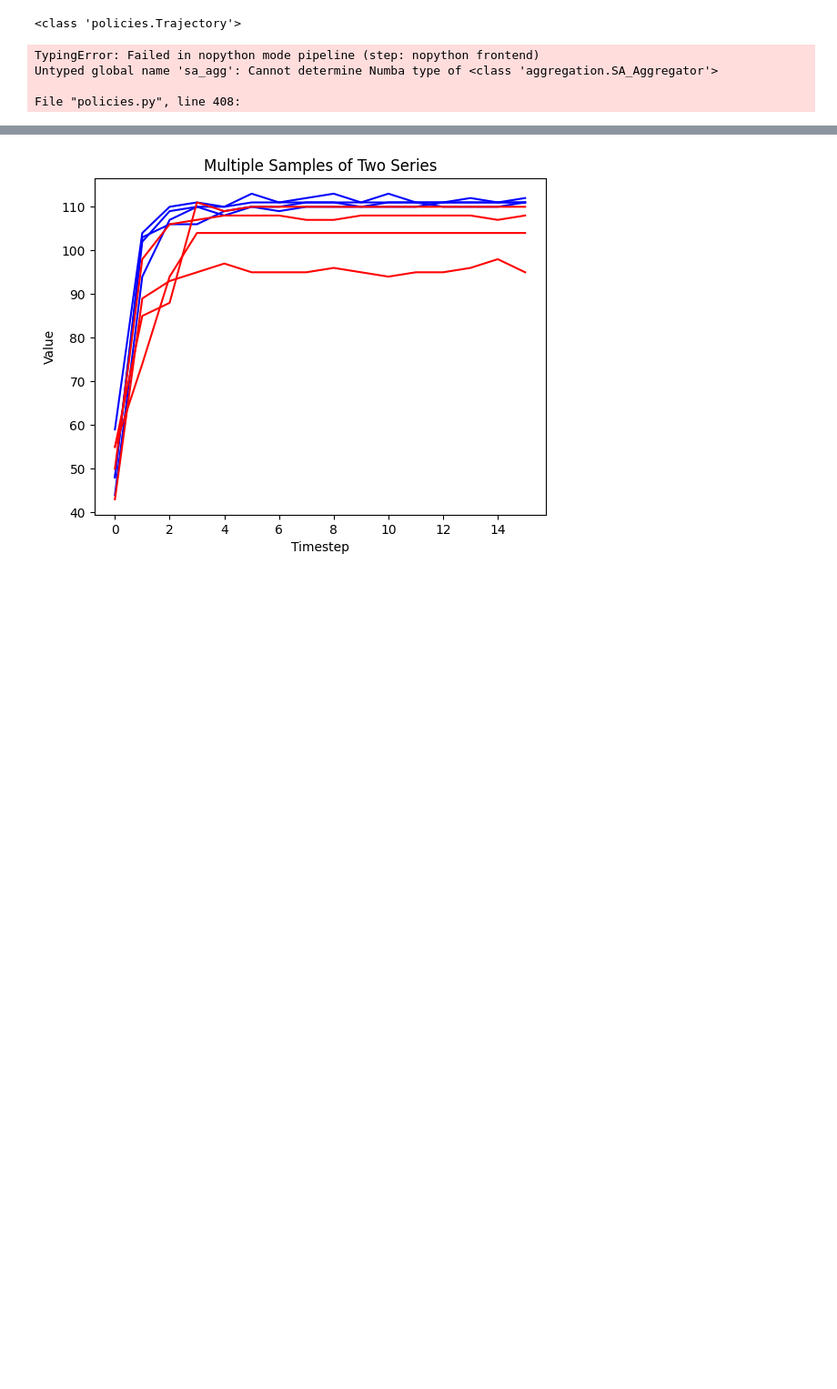
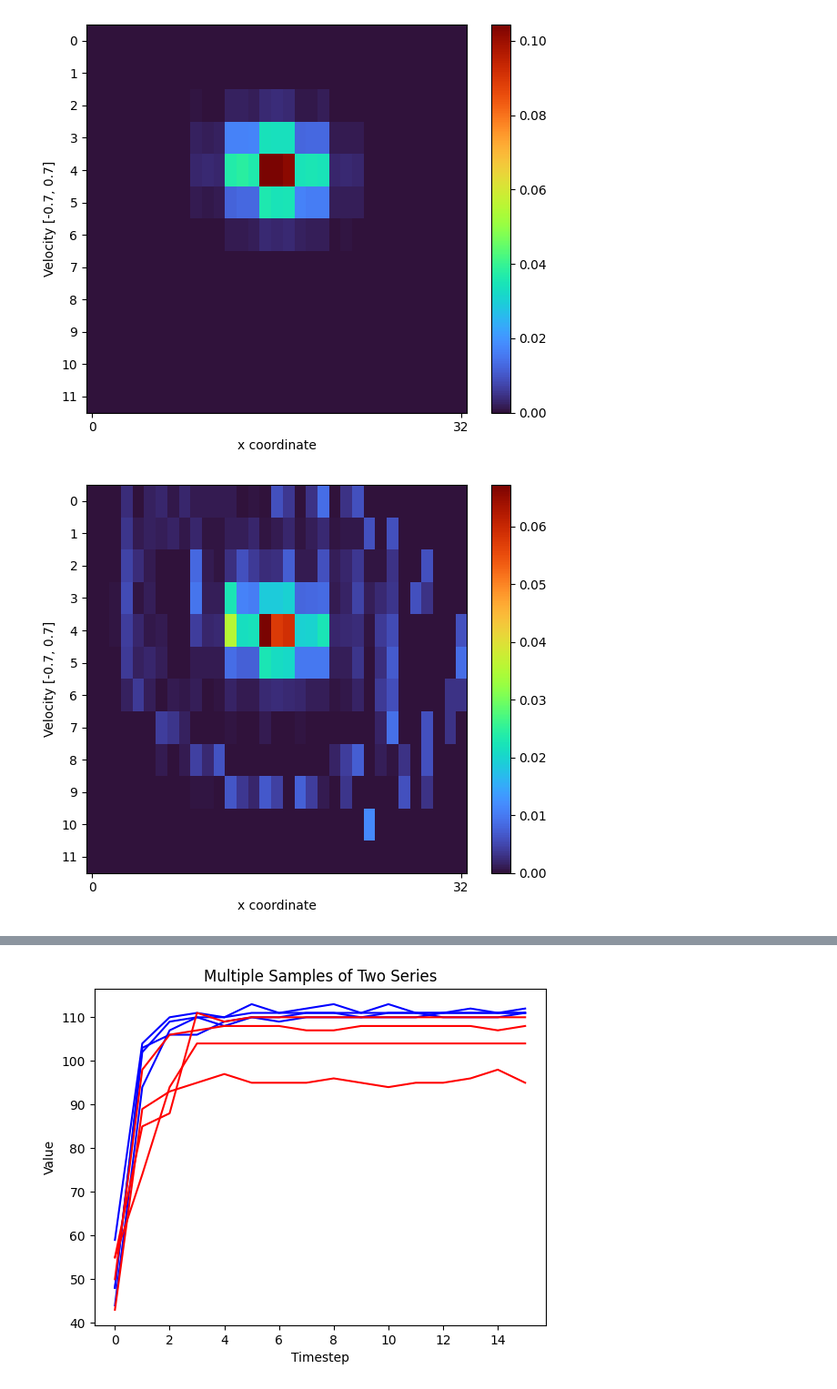
Before and after one commit to aaronma1/l1-cov, a Jupyter notebook: analysis.ipynb, the cells around one changed output, grey strips where cells are left out. Shown at 91% size. Saved outputs shown, nothing was run; the diff lists cells and outputs as text; code cells hidden in the pictures; blank space fills up the shorter version.

```diff
--- a/analysis.ipynb
+++ b/analysis.ipynb
@@ -16,9 +16,9 @@ def read_pickle(save_name):
         return pickle.load(f)
 
 
-runs_e = read_pickle("out/mc_lowbins_1/eigenoptions/part0_runs.pkl")
+runs_e = read_pickle("out/mc_lowbins/eigenoptions/part0_runs.pkl")
 runs_c  =read_pickle("out/mc_lowbins_1/codex/part0_runs.pkl")
-params = read_pickle("out/mc_lowbins_1/params.pkl")
+params = read_pickle("out/mc_lowbins/params.pkl")
 # %%
 
 
@@ -35,38 +35,35 @@ def plots_p_sa_from_run(base_args, run):
     for i in range(epochs):
 
         transitions = run[i]["all_rollouts"]
         p_sa = p_sa_from_rollouts(transitions, sa_agg)
 
 
 
 
         plot_heatmap(p_sa.reshape(12, -1))
 
 
 def plots_sr_from_run(base_args, run):
     s_agg, sa_agg = get_aggregator(base_args["env_name"])
 
     epochs=len(run)
 
     for i in range(epochs):
 
-        transitions = run[i]["all_rollouts"][0]
+        transitions = run[i]["all_rollouts"]
         print(type(transitions))
-        SR = sa_sr_from_rollouts_1(transitions, sa_agg)
+        SR = sa_sr_from_rollouts(transitions, sa_agg)
         SR = SR.toarray()
 
 
 
 
         plot_heatmap(SR)
 
 
 
+plots_p_sa_from_run(base_args, runs_e[0])
 # plots_p_sa_from_run(base_args, runs_e[0])
-plots_sr_from_run(base_args, runs_e[0])
 # %% [output]
-<class 'policies.Trajectory'>
-TypingError: Failed in nopython mode pipeline (step: nopython frontend)
-Untyped global name 'sa_agg': Cannot determine Numba type of <class 'aggregation.SA_Aggregator'>
-
-File "policies.py", line 408:
+[figure, added]
+[figure, added]
```
Also changed, not shown: parts of 3 cells of this notebook, 5 other files.
